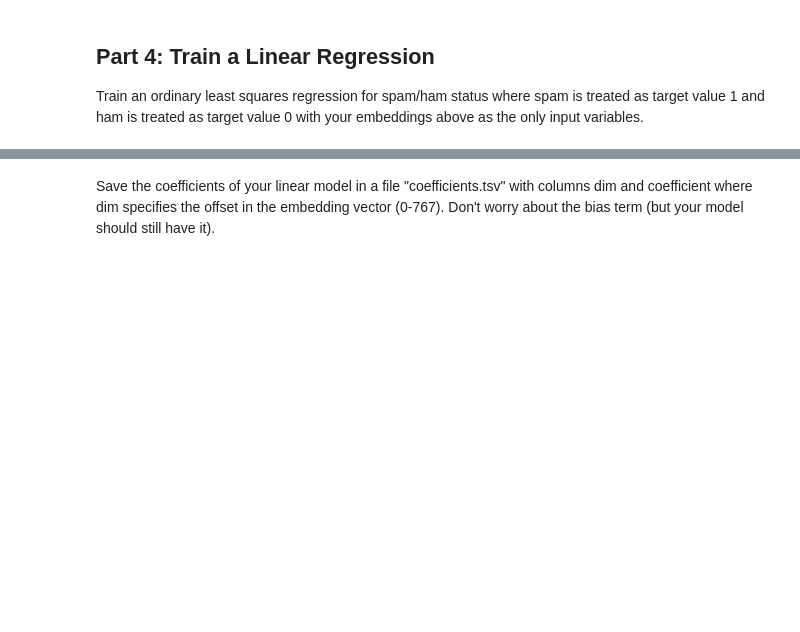
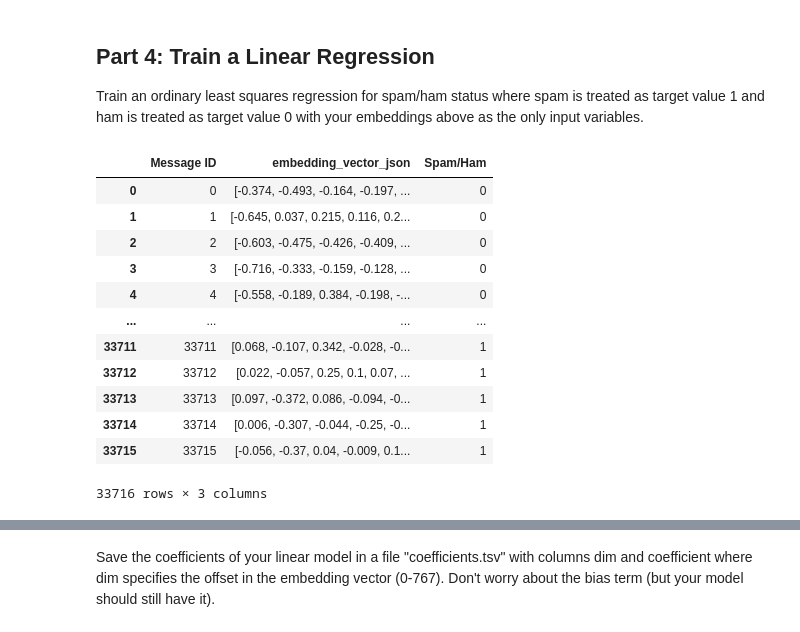
Before and after one commit to aidandig/dx704-project-12, a Jupyter notebook: dx704-project-12.ipynb, the cells around one changed output, grey strips where cells are left out. Drawn from its saved outputs; the diff is of its cells as text; code cells hidden in the pictures; blank space fills up the shorter version.

```diff
--- a/dx704-project-12.ipynb
+++ b/dx704-project-12.ipynb
@@ -162,0 +233,23 @@ Train an ordinary least squares regression for spam/ham status where spam is tre
+# %%
+embeddings = pd.read_csv('embeddings.tsv.gz', sep='\t')
+
+msg_id_with_target = enron_spam_data[["Message ID", "Spam/Ham"]]
+
+# Merge target with embeddings based on Message ID and convert Spam/Ham to 1/0
+embeddings_with_target = embeddings.merge(msg_id_with_target, on="Message ID", how="left")
+embeddings_with_target['Spam/Ham'] = embeddings_with_target['Spam/Ham'].map({"ham": 0, "spam": 1})
+embeddings_with_target
+# %% [output]
+|  | Message ID | embedding_vector_json | Spam/Ham |
+| 0 | 0 | [-0.374, -0.493, -0.164, -0.197, ... | 0 |
+| 1 | 1 | [-0.645, 0.037, 0.215, 0.116, 0.2... | 0 |
+| 2 | 2 | [-0.603, -0.475, -0.426, -0.409, ... | 0 |
+| 3 | 3 | [-0.716, -0.333, -0.159, -0.128, ... | 0 |
+| 4 | 4 | [-0.558, -0.189, 0.384, -0.198, -... | 0 |
+| ... | ... | ... | ... |
+| 33711 | 33711 | [0.068, -0.107, 0.342, -0.028, -0... | 1 |
+| 33712 | 33712 | [0.022, -0.057, 0.25, 0.1, 0.07, ... | 1 |
+| 33713 | 33713 | [0.097, -0.372, 0.086, -0.094, -0... | 1 |
+| 33714 | 33714 | [0.006, -0.307, -0.044, -0.25, -0... | 1 |
+| 33715 | 33715 | [-0.056, -0.37, 0.04, -0.009, 0.1... | 1 |
+33716 rows × 3 columns
```
Also changed, not shown: parts of 20 cells of this notebook.
